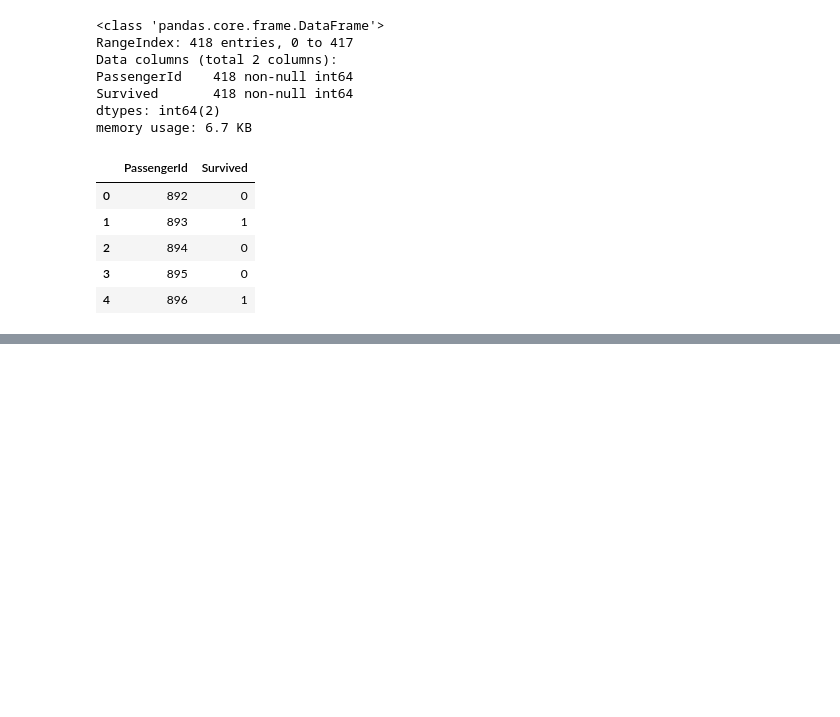
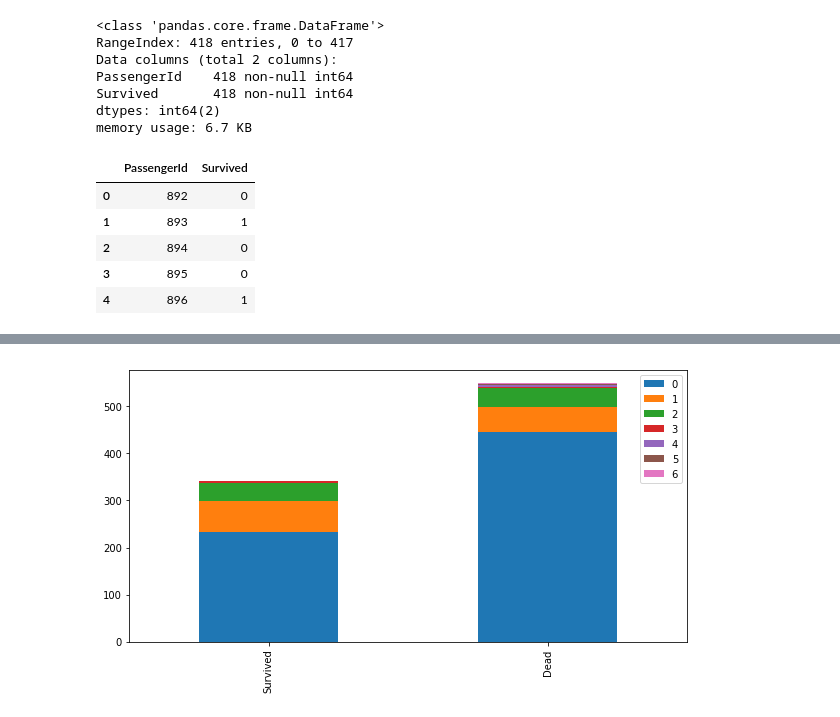
Before and after one commit to sunmarknatecom/kaggle_titanic, a Jupyter notebook: kaggle_titanic.ipynb, the cells around one changed output, grey strips where cells are left out. Saved outputs shown, nothing was run; the diff lists cells and outputs as text; code cells hidden in the pictures; blank space fills up the shorter version.

```diff
--- a/kaggle_titanic.ipynb
+++ b/kaggle_titanic.ipynb
@@ -88,0 +158,4 @@ gender_submission_ds.head()
+# %%
+bar_chart('Parch')
+# %% [output]
+[figure, added]
```
Also changed, not shown: parts of 15 cells of this notebook, 3 other files.
